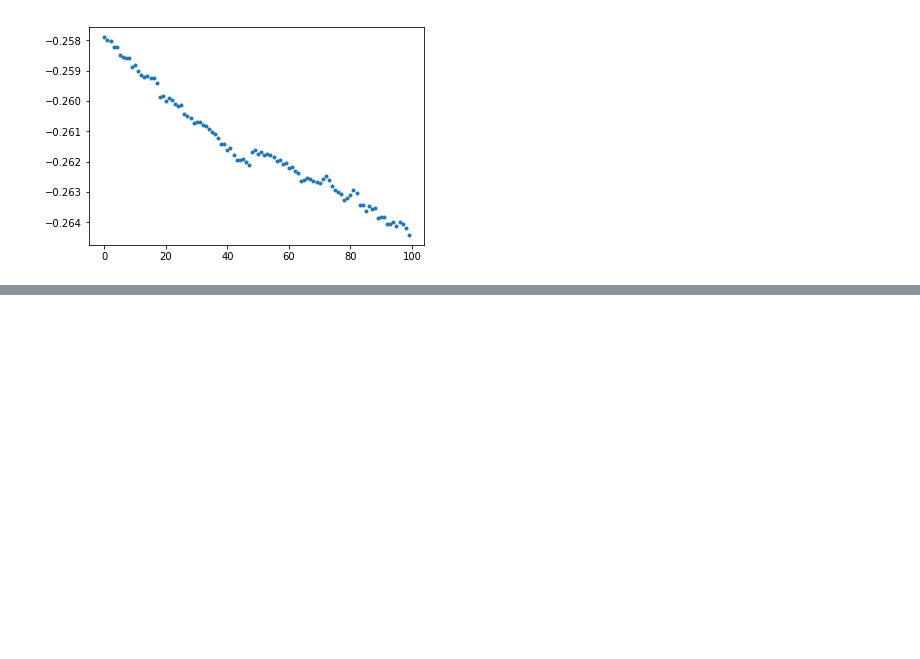
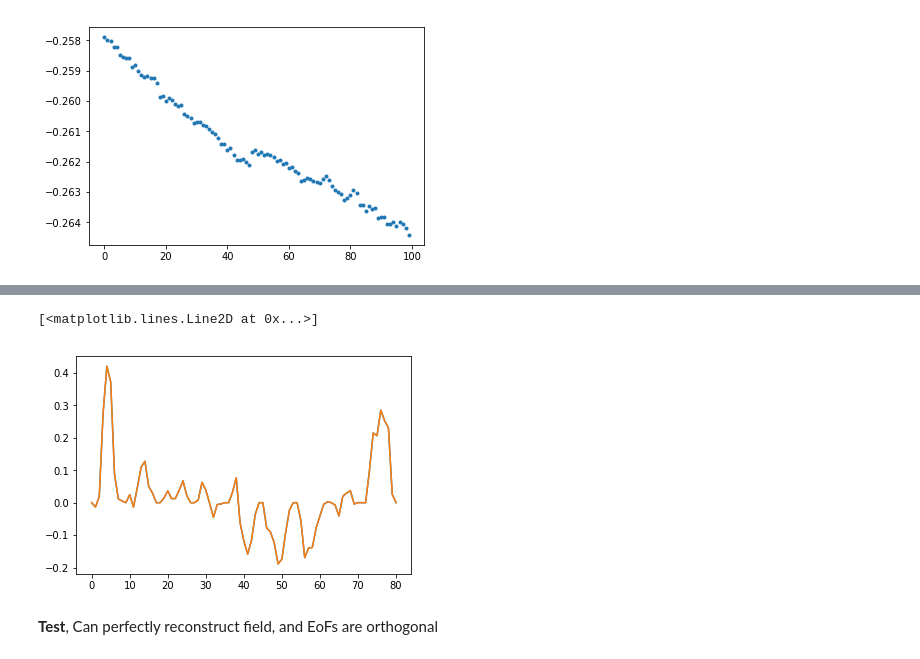
Before and after one commit to ryokurashina/jamboree2019, a Jupyter notebook: horizontal_winds/EOF_Analysis.ipynb, the cells around one changed output, grey strips where cells are left out. Cells and saved outputs as stored; diff of their text form; code cells hidden in the pictures; blank space fills up the shorter version.

```diff
--- a/horizontal_winds/EOF_Analysis.ipynb
+++ b/horizontal_winds/EOF_Analysis.ipynb
@@ -61,0 +76,8 @@ plt.colorbar()
+# %%
+plt.plot(eofs_x[0,:])
+plt.plot(trans_eofs_x_2D[0,:])
+# %% [output]
+[<matplotlib.lines.Line2D at 0x...>]
+[figure, added]
+# %% [markdown]
+**Test**, Can perfectly reconstruct field, and EoFs are orthogonal
```
Also changed, not shown: parts of 13 cells of this notebook.
